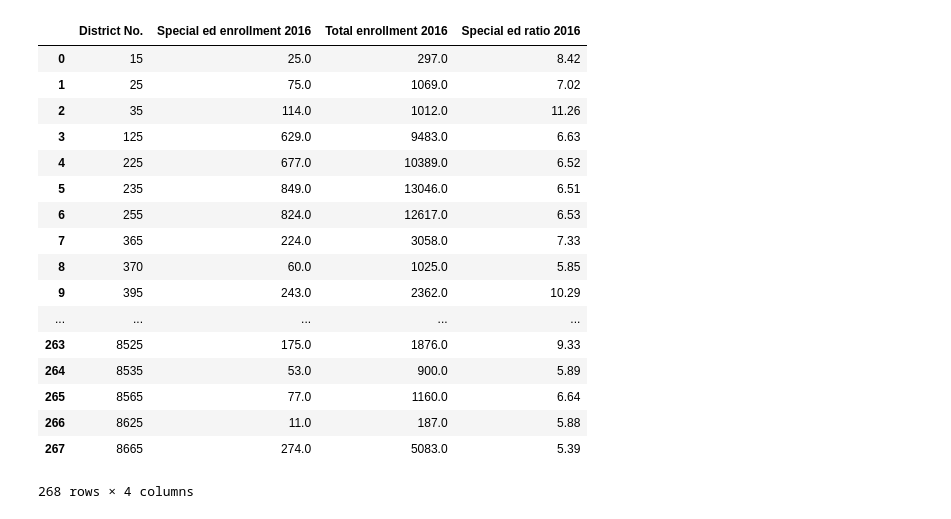
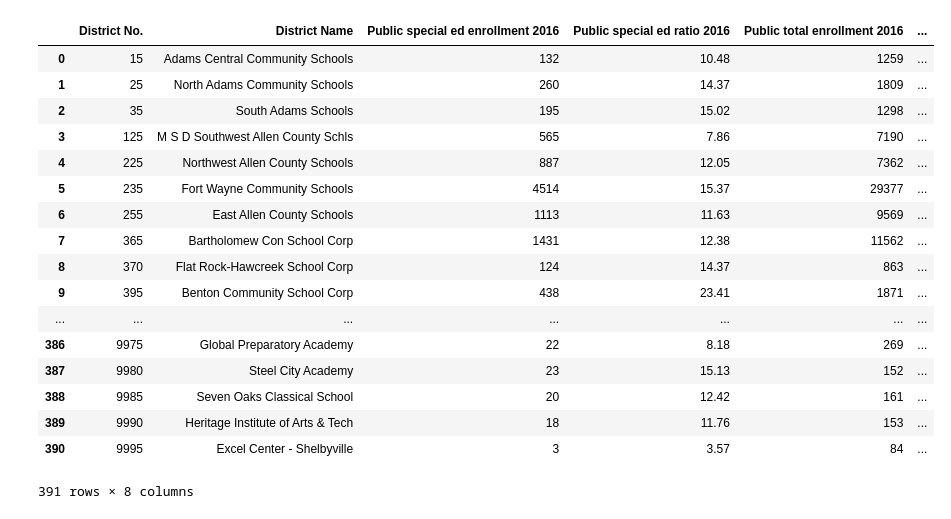
Before and after one commit to nprapps/school-choice, a Jupyter notebook: special_education.ipynb, the cells around one changed output. Cells and saved outputs as stored; diff of their text form; code cells hidden in the pictures.

Commit message:
edit special_ed notebook

```diff
--- a/special_education.ipynb
+++ b/special_education.ipynb
@@ -166,13 +166,13 @@ df_vouchersSpecialEd_merged = df_vouchersSpecialEd_merged.rename(columns = {'Sch
 # Tidy and rename columns
 df_schoolGrades2015_trimmed = df_schoolGrades2015.drop(['IDOE_CORPORATION_ID','CORPORATION_NAME'], axis=1)
 df_schoolGrades2015_trimmed = df_schoolGrades2015_trimmed.rename(columns = {'IDOE_SCHOOL_ID':'School No.','SCHOOL_NAME':'School Name','2015 Grade':'2015_grade'})
-# df_schoolGrades2015Trimmed
+df_schoolGrades2015_trimmed
 
 # Merge w/ voucher school data
-df_vouchersSpecialEdGrades_merged = df_vouchersSpecialEd_merged.merge(df_schoolGrades2015Trimmed,on='School No.', how='outer')
+df_vouchersSpecialEdGrades_merged = df_vouchersSpecialEd_merged.merge(df_schoolGrades2015_trimmed,on='School No.', how='outer')
 df_vouchersSpecialEdGrades_merged = df_vouchersSpecialEdGrades_merged.drop(['School Name_y'], axis=1)
 df_vouchersSpecialEdGrades_merged = df_vouchersSpecialEdGrades_merged.rename(columns = {'School Name_x':'School Name'})
-# df_vouchersSpecialEdGrades_merged
+df_vouchersSpecialEdGrades_merged
 
 # Filter out all schools without vouchers in 2016
 df_vouchersSpecialEdGrades_merged = df_vouchersSpecialEdGrades_merged[df_vouchersSpecialEdGrades_merged['Voucher enrollment 2016'] > 0]
@@ -201,38 +201,38 @@ df_districtVoucherSpecialEdAggregate
 
 # Recalculate special ed ratio
 df_districtVoucherSpecialEdAggregate['Special ed ratio 2016'] = np.vectorize(calcPerc)(df_districtVoucherSpecialEdAggregate['Special ed enrollment 2016'],df_districtVoucherSpecialEdAggregate['Total enrollment 2016'])
-df_districtVoucherSpecialEdAggregate
+# df_districtVoucherSpecialEdAggregate
-# %% [output]
-|  | District No. | Special ed enrollment 2016 | Total enrollment 2016 | Special ed ratio 2016 |
-| 0 | 15 | 25.0 | 297.0 | 8.42 |
-| 1 | 25 | 75.0 | 1069.0 | 7.02 |
-| 2 | 35 | 114.0 | 1012.0 | 11.26 |
-| 3 | 125 | 629.0 | 9483.0 | 6.63 |
-| 4 | 225 | 677.0 | 10389.0 | 6.52 |
-| 5 | 235 | 849.0 | 13046.0 | 6.51 |
-| 6 | 255 | 824.0 | 12617.0 | 6.53 |
-| 7 | 365 | 224.0 | 3058.0 | 7.33 |
-| 8 | 370 | 60.0 | 1025.0 | 5.85 |
-| 9 | 395 | 243.0 | 2362.0 | 10.29 |
-| ... | ... | ... | ... | ... |
-| 263 | 8525 | 175.0 | 1876.0 | 9.33 |
-| 264 | 8535 | 53.0 | 900.0 | 5.89 |
-| 265 | 8565 | 77.0 | 1160.0 | 6.64 |
-| 266 | 8625 | 11.0 | 187.0 | 5.88 |
-| 267 | 8665 | 274.0 | 5083.0 | 5.39 |
-268 rows × 4 columns
 # %%
 # Merge in public school special ed enrollment data
 
 # Tidy and clean columns
 df_publicSpecialEdEnrollment_trimmed = df_publicSpecialEdEnrollment
 df_publicSpecialEdEnrollment_trimmed = df_publicSpecialEdEnrollment_trimmed.drop(['ENR_ELL_N','ENR_ELL_RATIO'], axis=1)
 df_publicSpecialEdEnrollment_trimmed = df_publicSpecialEdEnrollment_trimmed.rename(columns = {'CORP':'District No.','CORP_NAME':'District Name','ENR_SPEC_ED_N':'Public special ed enrollment 2016','ENR_SPEC_ED_RATIO':'Public special ed ratio 2016','ENROLLMENT_N':'Public total enrollment 2016'})
 df_publicSpecialEdEnrollment_trimmed['Public special ed ratio 2016'] = df_publicSpecialEdEnrollment_trimmed['Public special ed ratio 2016'].apply(normalizePerc)
 df_publicSpecialEdEnrollment_trimmed
 
 # Merge
 df_districtVoucherSpecialEdAggregate_merged = df_publicSpecialEdEnrollment_trimmed.merge(df_districtVoucherSpecialEdAggregate,on='District No.', how='outer')
 df_districtVoucherSpecialEdAggregate_merged
 
-df_districtVoucherSpecialEdAggregate_merged.to_csv('school_choice_data/exported_data/df_districtVoucherSpecialEdAggregate_merged.csv')
+# df_districtVoucherSpecialEdAggregate_merged.to_csv('school_choice_data/exported_data/df_districtVoucherSpecialEdAggregate_merged.csv')
+# %% [output]
+|  | District No. | District Name | Public special ed enrollment 2016 | Public special ed ratio 2016 | Public total enrollment 2016 | ... |
+| 0 | 15 | Adams Central Community Schools | 132 | 10.48 | 1259 | ... |
+| 1 | 25 | North Adams Community Schools | 260 | 14.37 | 1809 | ... |
+| 2 | 35 | South Adams Schools | 195 | 15.02 | 1298 | ... |
+| 3 | 125 | M S D Southwest Allen County Schls | 565 | 7.86 | 7190 | ... |
+| 4 | 225 | Northwest Allen County Schools | 887 | 12.05 | 7362 | ... |
+| 5 | 235 | Fort Wayne Community Schools | 4514 | 15.37 | 29377 | ... |
+| 6 | 255 | East Allen County Schools | 1113 | 11.63 | 9569 | ... |
+| 7 | 365 | Bartholomew Con School Corp | 1431 | 12.38 | 11562 | ... |
+| 8 | 370 | Flat Rock-Hawcreek School Corp | 124 | 14.37 | 863 | ... |
+| 9 | 395 | Benton Community School Corp | 438 | 23.41 | 1871 | ... |
+| ... | ... | ... | ... | ... | ... | ... |
+| 386 | 9975 | Global Preparatory Academy | 22 | 8.18 | 269 | ... |
+| 387 | 9980 | Steel City Academy | 23 | 15.13 | 152 | ... |
+| 388 | 9985 | Seven Oaks Classical School | 20 | 12.42 | 161 | ... |
+| 389 | 9990 | Heritage Institute of Arts & Tech | 18 | 11.76 | 153 | ... |
+| 390 | 9995 | Excel Center - Shelbyville | 3 | 3.57 | 84 | ... |
+391 rows × 8 columns
```
